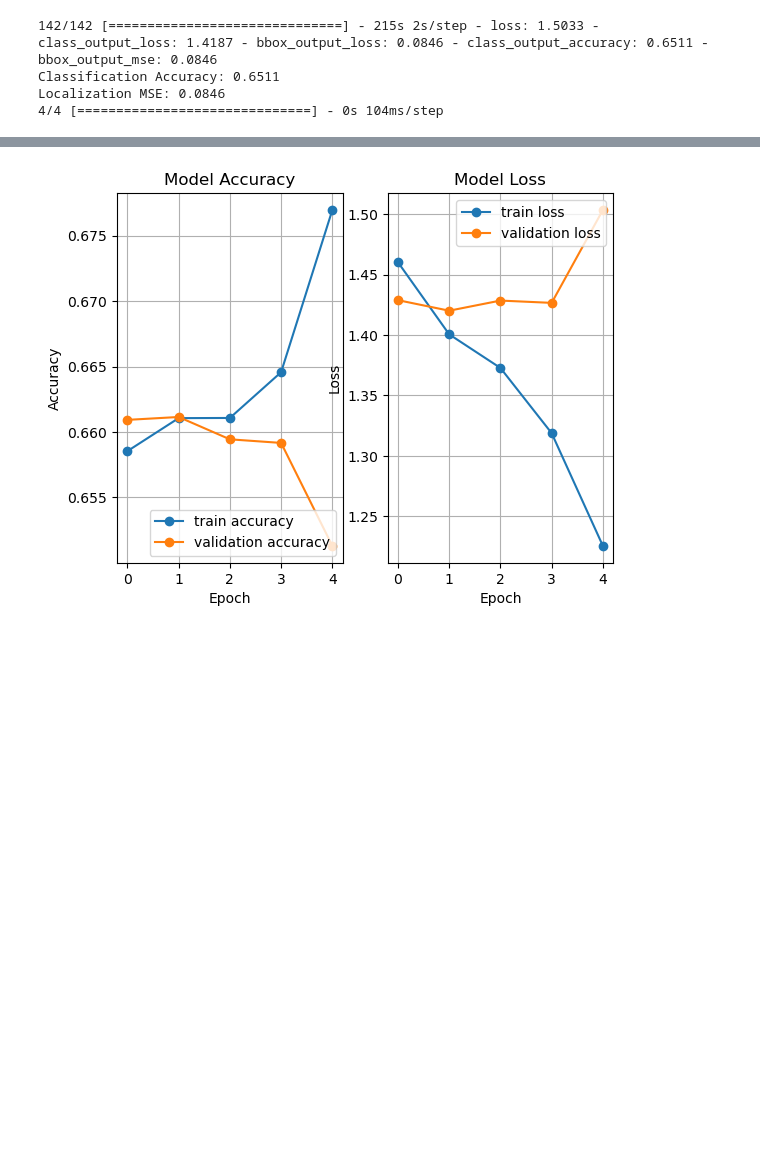
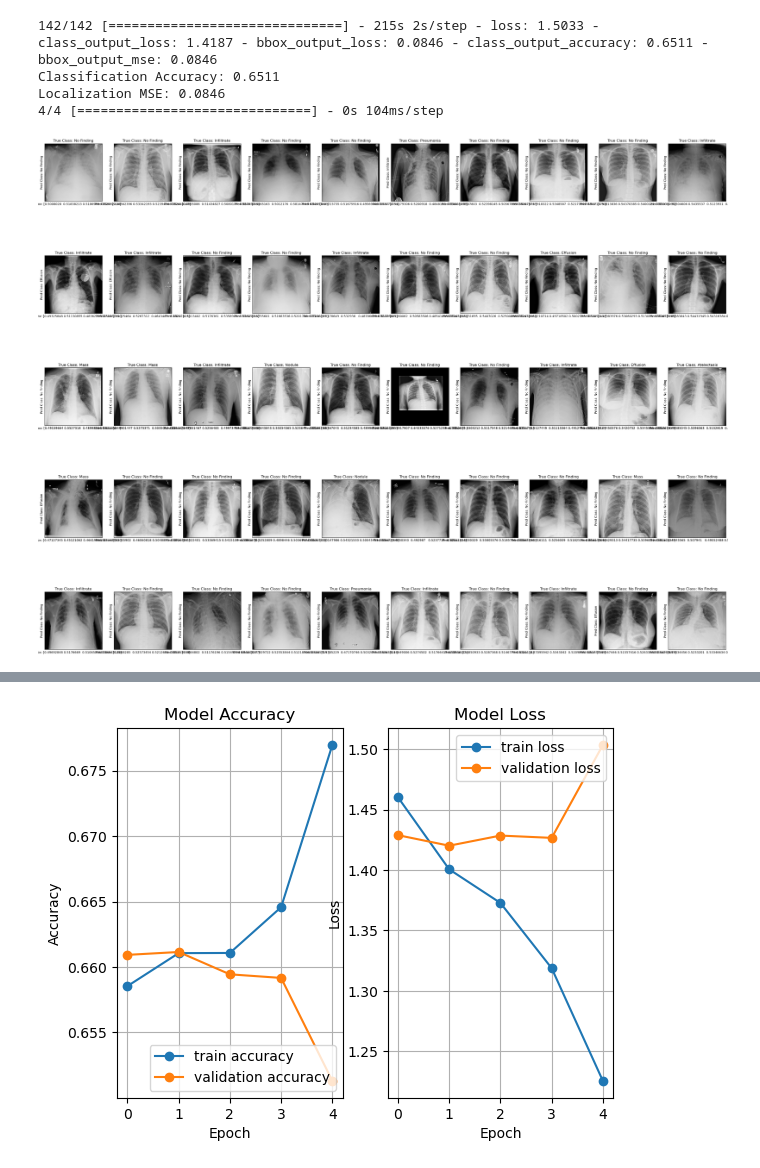
Before and after one commit to MohammadSheakh/Thesis-Codes, a Jupyter notebook: DCNN_V2.ipynb, the cells around one changed output, grey strips where cells are left out. Cells and saved outputs as stored; diff of their text form; code cells hidden in the pictures; blank space fills up the shorter version.

Commit message:
700 images

```diff
--- a/DCNN_V2.ipynb
+++ b/DCNN_V2.ipynb
@@ -141,5 +142,21 @@ pred_class, pred_bbox = model.predict(test_samples)
 Classification Accuracy: 0.6511
 Localization MSE: 0.0846
 4/4 [==============================] - 0s 104ms/step
+# %%
+plt.figure(figsize=(40,32))
+for i in range(50):
+    plt.subplot(5, 10, i+1)
+
+    plt.imshow(test_samples[i])
+    plt.title(f"True Class: {categories[np.argmax(test_labels[i])]}")
+
+    plt.xticks([])
+    plt.yticks([])
+    plt.xlabel(f"Pred BBox: {pred_bbox[i]}")
+    plt.ylabel(f"Pred Class: {categories[np.argmax(pred_class[i])]}")
+
+plt.show()
+# %% [output]
+[figure, added]
 # %%
 # Display some predictions
```
Also changed, not shown: parts of 3 cells of this notebook.
